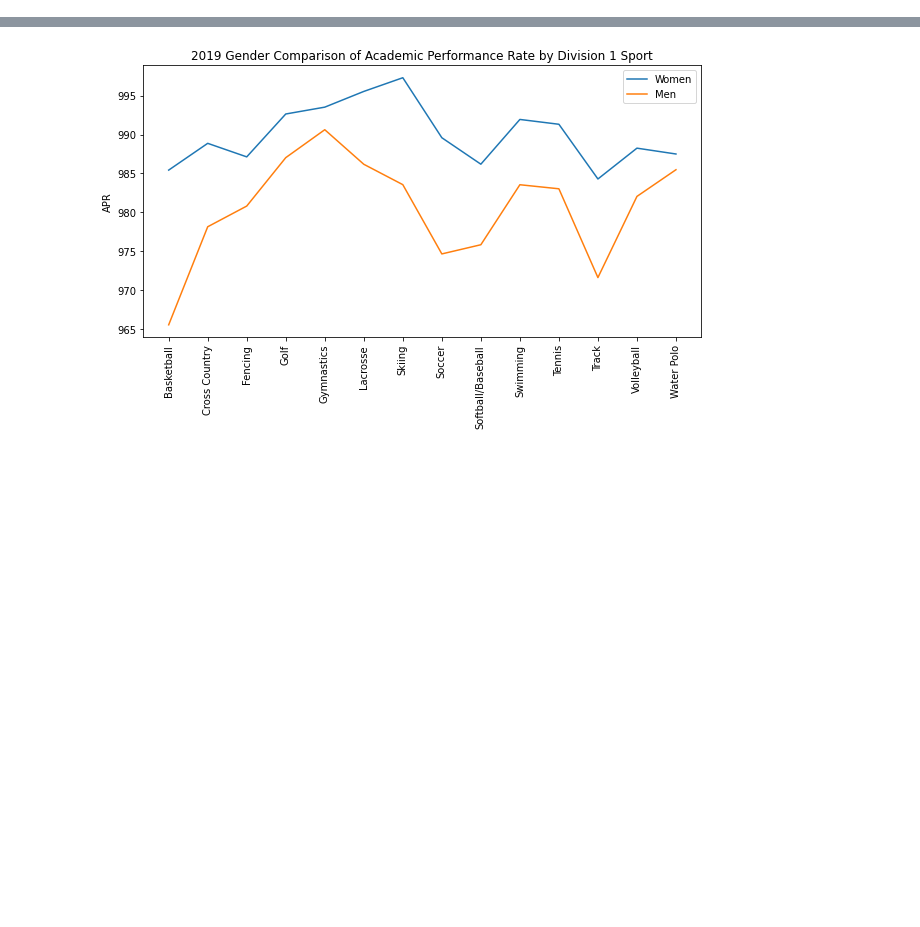
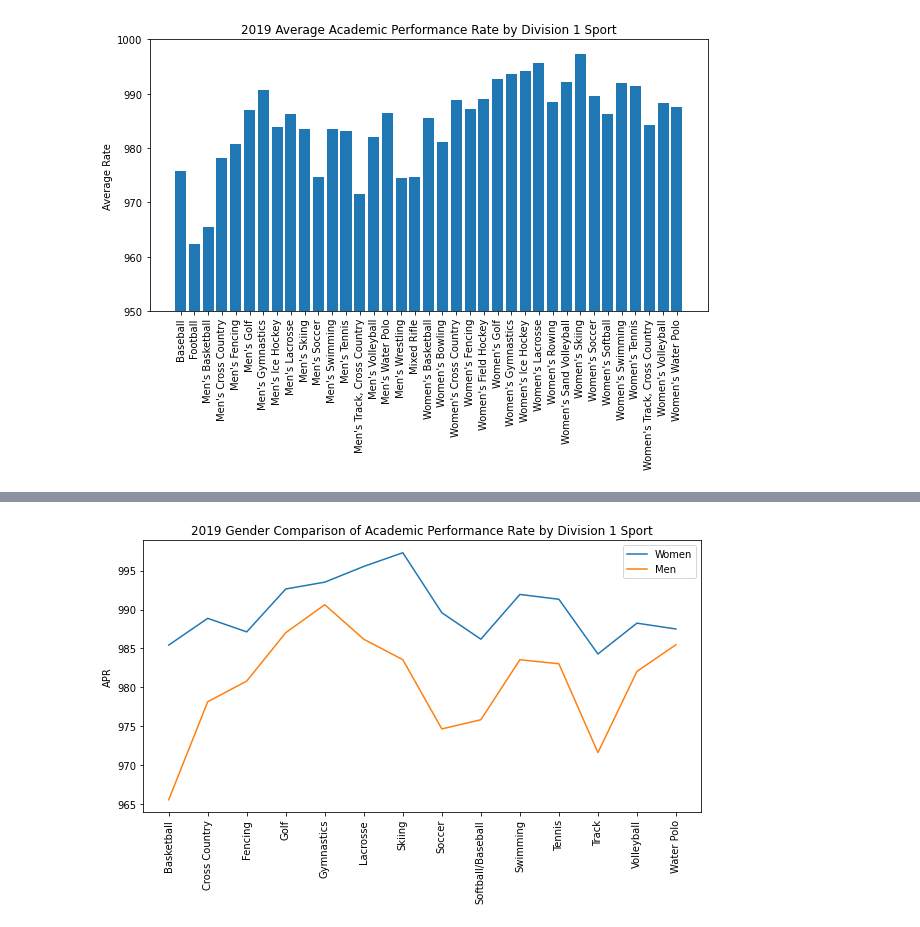
Before and after one commit to ashante112/Project1-Team2, a Jupyter notebook: Project1.ipynb, the cells around one changed output, grey strips where cells are left out. Saved outputs shown, nothing was run; the diff lists cells and outputs as text; code cells hidden in the pictures; blank space fills up the shorter version.

```diff
--- a/Project1.ipynb
+++ b/Project1.ipynb
@@ -24,26 +38,28 @@ combined_years_df["SPORT_NAME"].nunique()
 # %%
 # Create grouped dataframe by sport
-mean_df = combined_years_df['APR_RATE_2019_1000'].groupby(combined_years_df['SPORT_NAME']).mean()
+mean = combined_years_df['APR_RATE_2019_1000'].groupby(combined_years_df['SPORT_NAME']).mean()
 mean_df = mean_df.reset_index()
 mean_df = pd.DataFrame({"APR_RATE_2019_1000": mean})
 mean_df
 
 # Graph sport vs average APR score
 sport_names = mean_df.index.tolist()
 x_axis = sport_names
 y_axis = mean_df["APR_RATE_2019_1000"]
 
 plt.figure(figsize = (10,5))
 plt.bar(x_axis,y_axis)
 plt.xticks(x_axis,rotation="vertical")
 
 # Labels
 plt.ylabel("Average Rate")
 plt.title("2019 Average Academic Performance Rate by Division 1 Sport")
 plt.ylim(950,1000)
 
 plt.savefig("Images/SportComparisonAPR_bar_2019.png", dpi=None, facecolor='w', edgecolor='w',orientation='portrait',
             format=None, transparent=False, bbox_inches="tight", pad_inches=0.5, metadata=None)
+# %% [output]
+[figure, added]
 # %%
 mean_df = mean_df.reset_index()
 mean_df["SPORT_NAME"]
```
Also changed, not shown: parts of 11 cells of this notebook, 1 other file.
